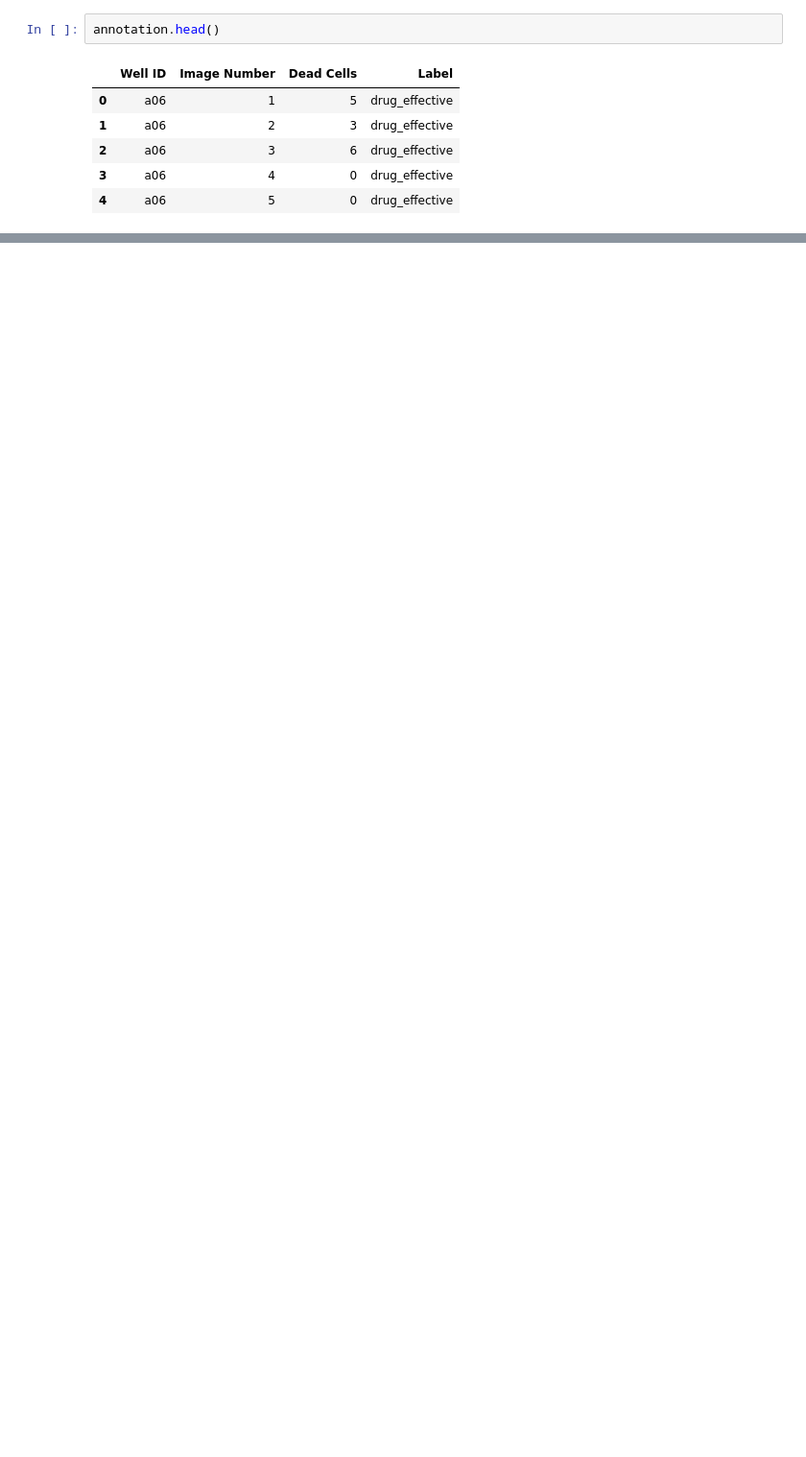
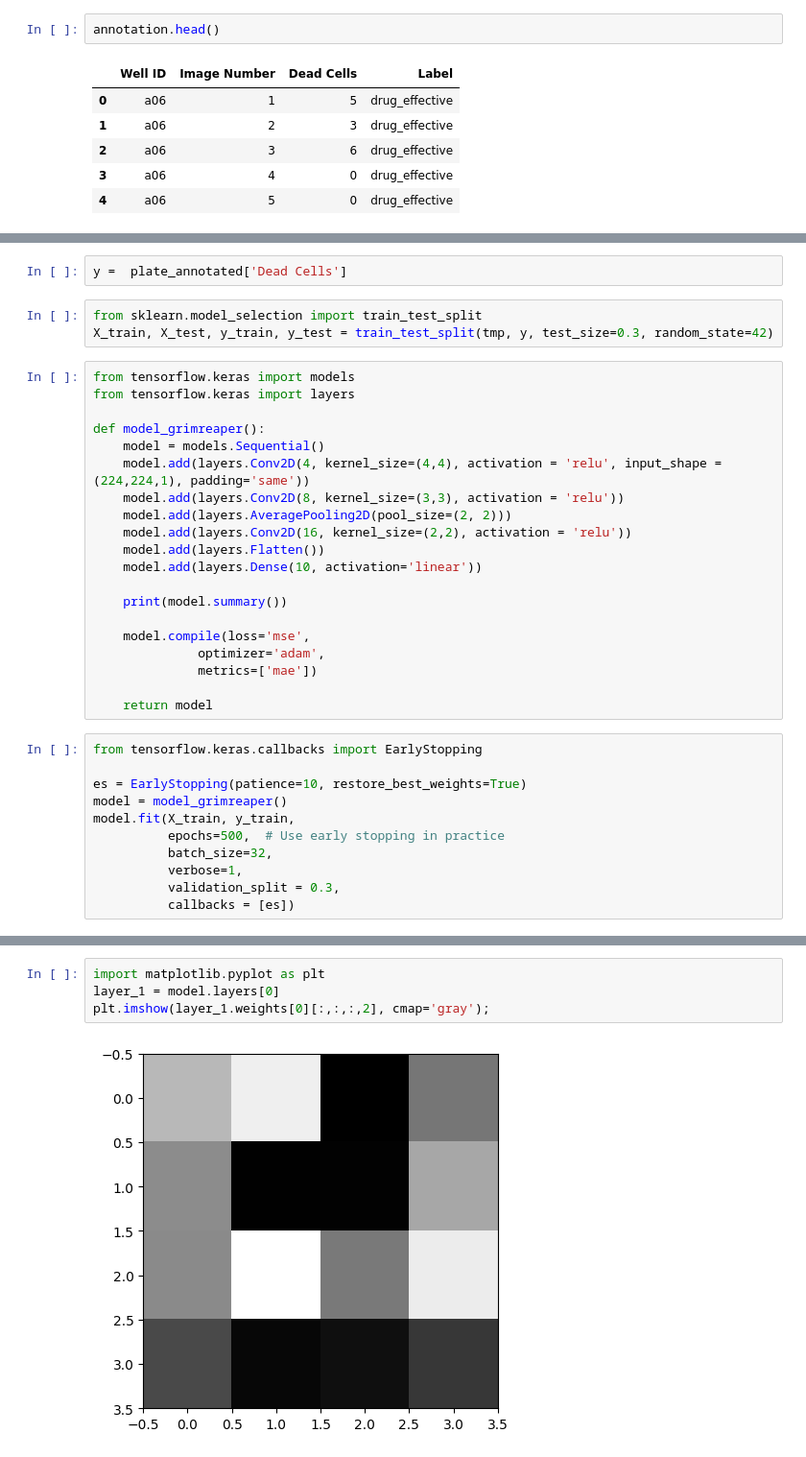
Before and after one commit to ThorstenCodes/MorphoMind, a Jupyter notebook: Notebooks/Model_3_TK.ipynb, the cells around one changed output, grey strips where cells are left out. Shown at 96% size. Drawn from its saved outputs; the diff is of its cells as text; blank space fills up the shorter version.

Commit message:
First Basic Model dead cells

```diff
--- a/Notebooks/Model_3_TK.ipynb
+++ b/Notebooks/Model_3_TK.ipynb
@@ -78,0 +196,36 @@ plate_annotated_part[[L]]
+# %%
+y =  plate_annotated['Dead Cells']
+# %%
+from sklearn.model_selection import train_test_split
+X_train, X_test, y_train, y_test = train_test_split(tmp, y, test_size=0.3, random_state=42)
+# %%
+from tensorflow.keras import models
+from tensorflow.keras import layers
+
+def model_grimreaper():
+    model = models.Sequential()
+    model.add(layers.Conv2D(4, kernel_size=(4,4), activation = 'relu', input_shape = (224,224,1), padding='same'))
+    model.add(layers.Conv2D(8, kernel_size=(3,3), activation = 'relu'))
+    model.add(layers.AveragePooling2D(pool_size=(2, 2)))
+    model.add(layers.Conv2D(16, kernel_size=(2,2), activation = 'relu'))
+    model.add(layers.Flatten())
+    model.add(layers.Dense(10, activation='linear'))
+
+    print(model.summary())
+
+    model.compile(loss='mse',
+              optimizer='adam',
+              metrics=['mae'])
+
+    return model
+# %%
+from tensorflow.keras.callbacks import EarlyStopping
+
+es = EarlyStopping(patience=10, restore_best_weights=True)
+model = model_grimreaper()
+model.fit(X_train, y_train,
+          epochs=500,  # Use early stopping in practice
+          batch_size=32,
+          verbose=1,
+          validation_split = 0.3,
+          callbacks = [es])
@@ -78,0 +280,6 @@ plate_annotated_part[[L]]
+# %%
+import matplotlib.pyplot as plt
+layer_1 = model.layers[0]
+plt.imshow(layer_1.weights[0][:,:,:,2], cmap='gray');
+# %% [output]
+[figure, added]
```
Also changed, not shown: parts of 22 cells of this notebook.
